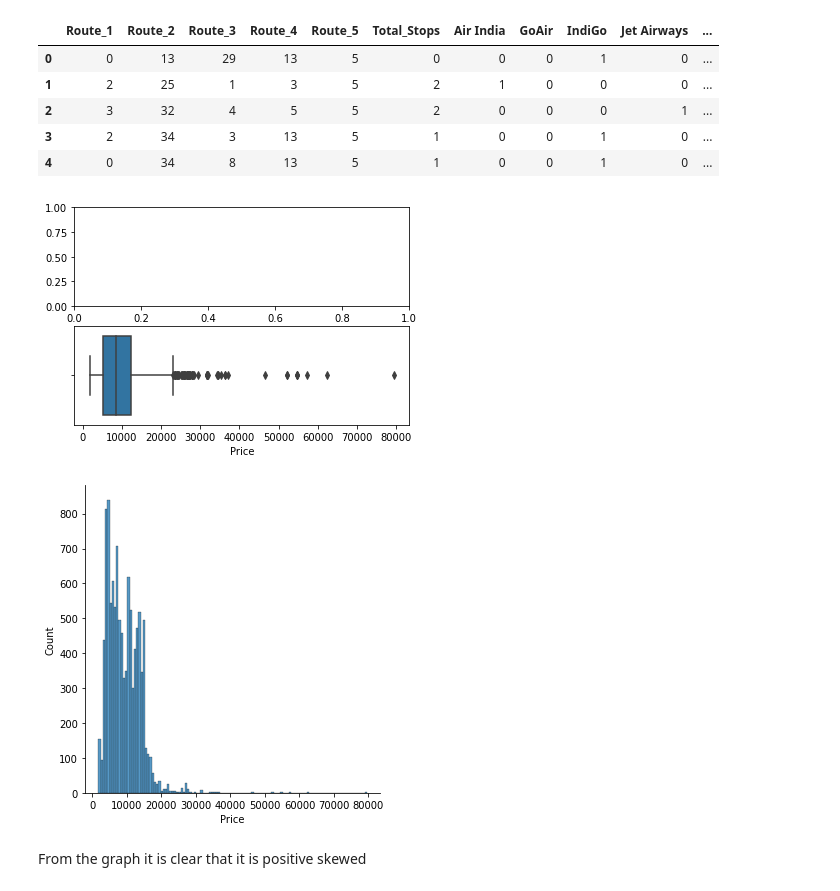
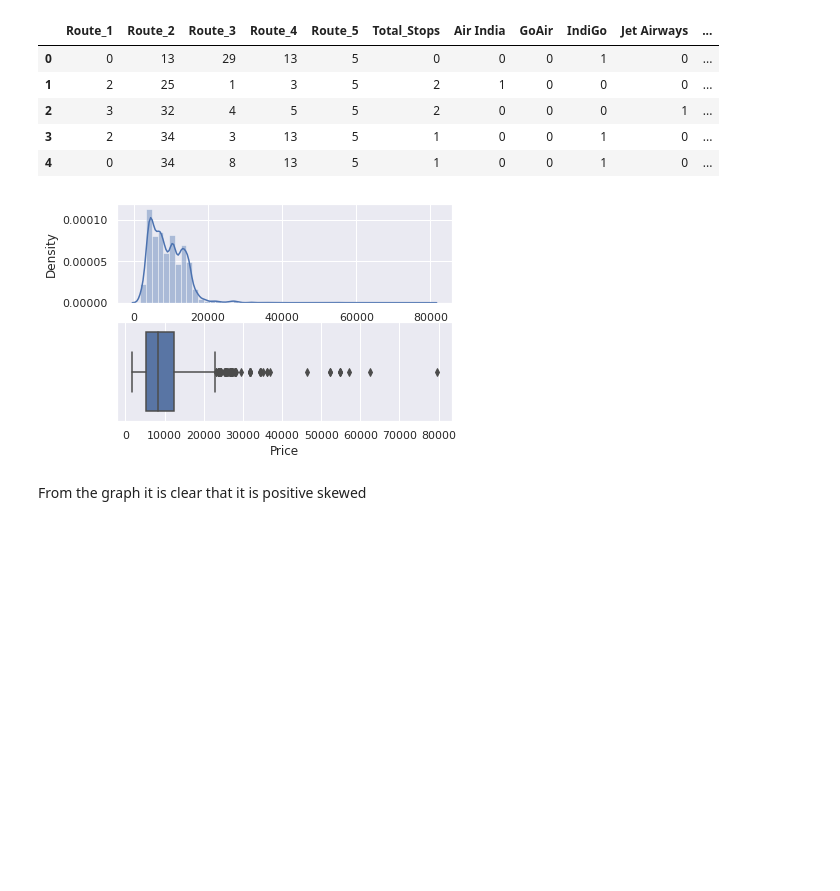
Before and after one commit to talha469/Flight-Price-Estimation, a Jupyter notebook: Flight_Price_Estimator.ipynb, the cells around one changed output. Saved outputs shown, nothing was run; the diff lists cells and outputs as text; code cells hidden in the pictures; blank space fills up the shorter version.

```diff
--- a/Flight_Price_Estimator.ipynb
+++ b/Flight_Price_Estimator.ipynb
@@ -5,6 +5,7 @@ import numpy as np
 import pandas as pd
 import seaborn as sns
 import matplotlib.pyplot as plt
+sns.set()
 
 pd.set_option('display.max_columns',35)
 data = pd.read_excel("/content/Flight_estimator.xlsx")
@@ -296,13 +302,12 @@ training_data.head()
 # %%
 def plot(col):
   fig,(axis1, axis2) = plt.subplots(2,1)
-  sns.displot(training_data[col],ax =axis1)
+  sns.distplot(training_data[col],ax =axis1)
   sns.boxplot(training_data[col], ax = axis2)
 
 plot('Price')
 # %% [output]
-[figure, old version]
+[figure, new version]
-[figure, removed]
 # %% [markdown]
 From the graph it is clear that it is positive skewed
 # %%
```
Also changed, not shown: parts of 17 cells of this notebook.
